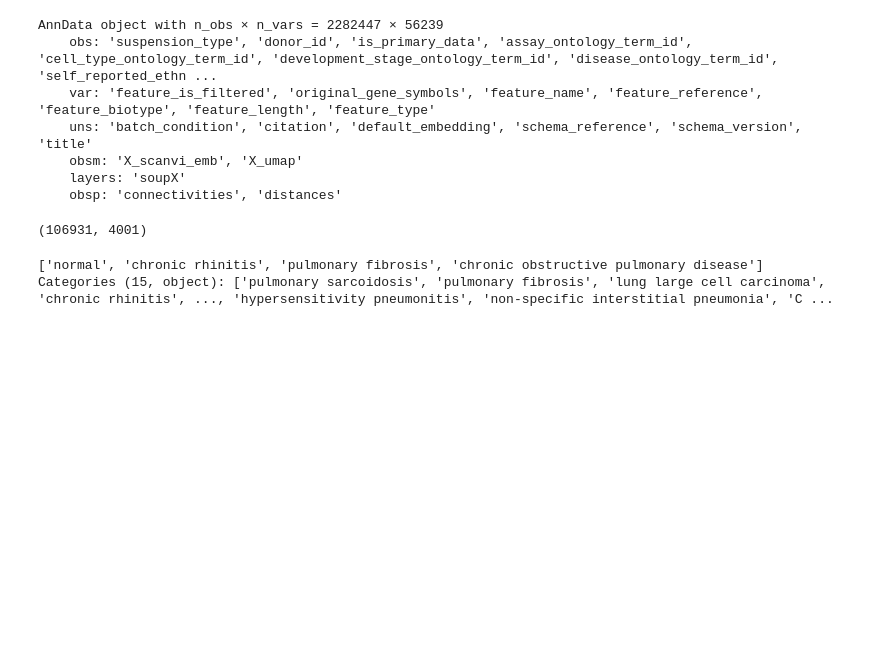
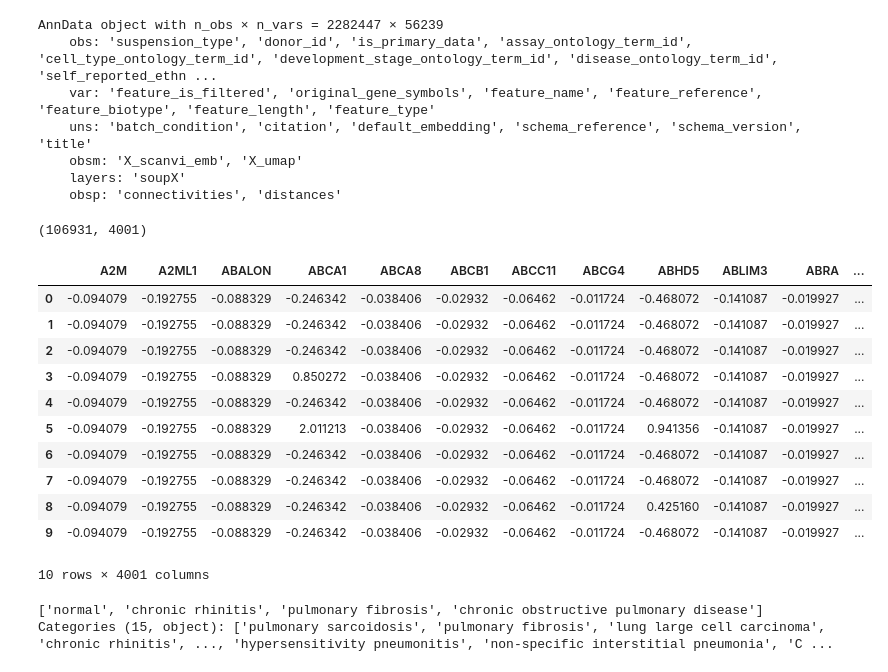
Before and after one commit to priyashdhakal/URT_NSCL, a Jupyter notebook: new_model.ipynb, the cells around one changed output. Saved outputs shown, nothing was run; the diff lists cells and outputs as text; code cells hidden in the pictures; blank space fills up the shorter version.

```diff
--- a/new_model.ipynb
+++ b/new_model.ipynb
@@ -116,8 +120,21 @@ exp_data.shape
 # %%
 sample_data=exp_data[:10]
 
 #save this file as a csv
-sample_data.to_csv('sample_data.csv', index=False)
+sample_data
+# %% [output]
+|  | A2M | A2ML1 | ABALON | ABCA1 | ABCA8 | ABCB1 | ABCC11 | ABCG4 | ABHD5 | ABLIM3 | ABRA | ... |
+| 0 | -0.094079 | -0.192755 | -0.088329 | -0.246342 | -0.038406 | -0.02932 | -0.06462 | -0.011724 | -0.468072 | -0.141087 | -0.019927 | ... |
+| 1 | -0.094079 | -0.192755 | -0.088329 | -0.246342 | -0.038406 | -0.02932 | -0.06462 | -0.011724 | -0.468072 | -0.141087 | -0.019927 | ... |
+| 2 | -0.094079 | -0.192755 | -0.088329 | -0.246342 | -0.038406 | -0.02932 | -0.06462 | -0.011724 | -0.468072 | -0.141087 | -0.019927 | ... |
+| 3 | -0.094079 | -0.192755 | -0.088329 | 0.850272 | -0.038406 | -0.02932 | -0.06462 | -0.011724 | -0.468072 | -0.141087 | -0.019927 | ... |
+| 4 | -0.094079 | -0.192755 | -0.088329 | -0.246342 | -0.038406 | -0.02932 | -0.06462 | -0.011724 | -0.468072 | -0.141087 | -0.019927 | ... |
+| 5 | -0.094079 | -0.192755 | -0.088329 | 2.011213 | -0.038406 | -0.02932 | -0.06462 | -0.011724 | 0.941356 | -0.141087 | -0.019927 | ... |
+| 6 | -0.094079 | -0.192755 | -0.088329 | -0.246342 | -0.038406 | -0.02932 | -0.06462 | -0.011724 | -0.468072 | -0.141087 | -0.019927 | ... |
+| 7 | -0.094079 | -0.192755 | -0.088329 | -0.246342 | -0.038406 | -0.02932 | -0.06462 | -0.011724 | -0.468072 | -0.141087 | -0.019927 | ... |
+| 8 | -0.094079 | -0.192755 | -0.088329 | -0.246342 | -0.038406 | -0.02932 | -0.06462 | -0.011724 | 0.425160 | -0.141087 | -0.019927 | ... |
+| 9 | -0.094079 | -0.192755 | -0.088329 | -0.246342 | -0.038406 | -0.02932 | -0.06462 | -0.011724 | -0.468072 | -0.141087 | -0.019927 | ... |
+10 rows × 4001 columns
 # %%
 target_diseases = [
     "normal",
```
Also changed, not shown: parts of 16 cells of this notebook.
